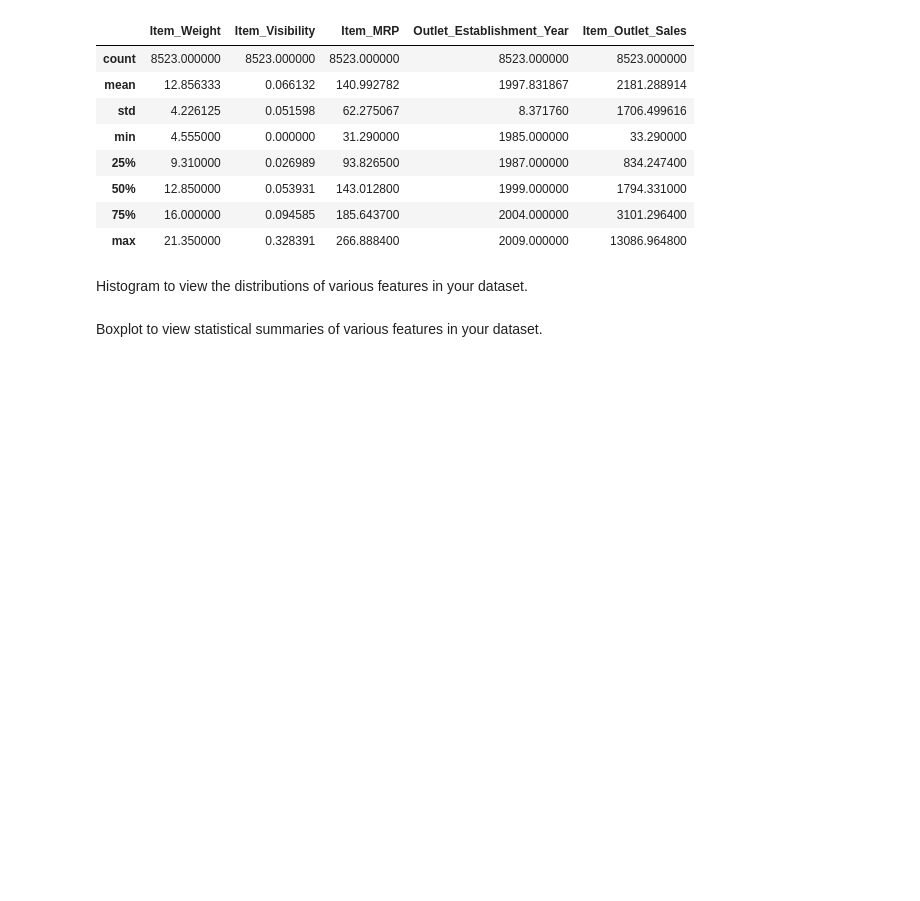
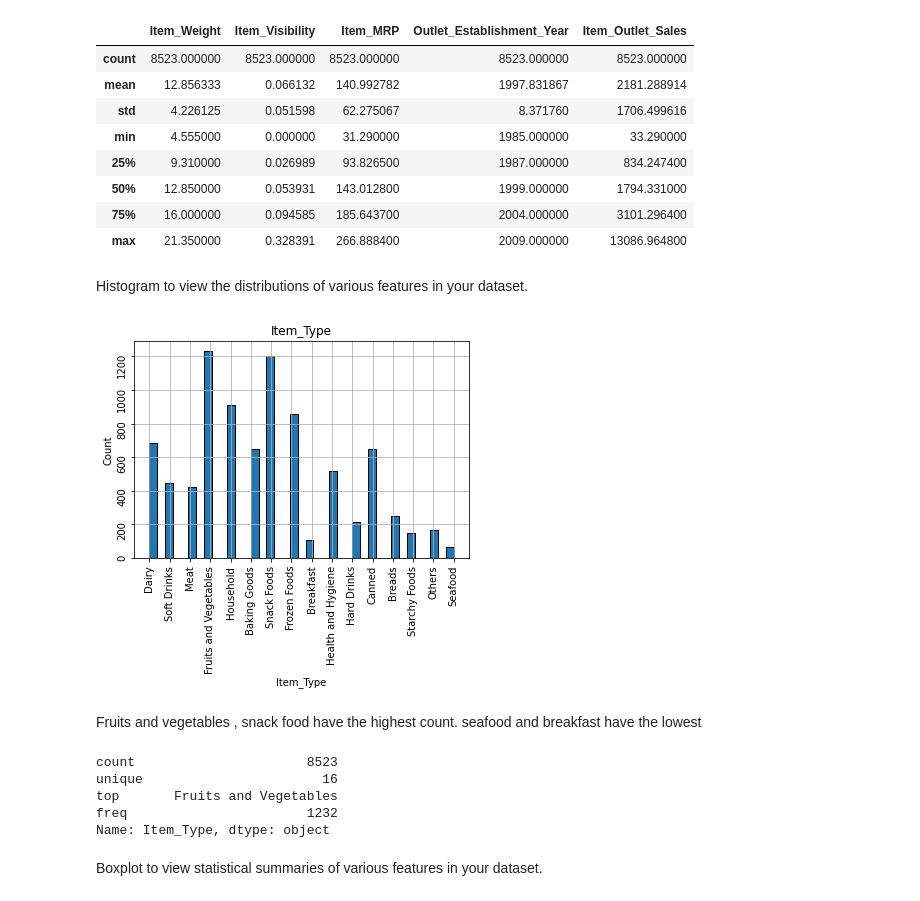
Before and after one commit to nour614/food-sales-prediction, a Jupyter notebook: Nour_Tafa_Project_Sales_predictions.ipynb, the cells around one changed output. Drawn from its saved outputs; the diff is of its cells as text; code cells hidden in the pictures; blank space fills up the shorter version.

```diff
--- a/Nour_Tafa_Project_Sales_predictions.ipynb
+++ b/Nour_Tafa_Project_Sales_predictions.ipynb
@@ -270,5 +296,27 @@ stats
 | max | 21.350000 | 0.328391 | 266.888400 | 2009.000000 | 13086.964800 |
 # %% [markdown]
 Histogram to view the distributions of various features in your dataset.
+# %%
+#Item_Type
+ax = df_salesp['Item_Type'].hist(bins='auto', edgecolor='black')
+ax.set_xlabel('Item_Type')
+ax.set_ylabel('Count')
+
+ax.set_title('Item_Type')
+
+ax.tick_params(rotation = 90)
+# %% [output]
+[figure, added]
+# %% [markdown]
+Fruits and vegetables , snack food have the highest count. seafood and breakfast have the lowest
+# %%
+weight=df_salesp['Item_Type'].describe()
+weight
+# %% [output]
+count                      8523
+unique                       16
+top       Fruits and Vegetables
+freq                       1232
+Name: Item_Type, dtype: object
 # %% [markdown]
 Boxplot to view statistical summaries of various features in your dataset.
```
Also changed, not shown: parts of 9 cells of this notebook.
